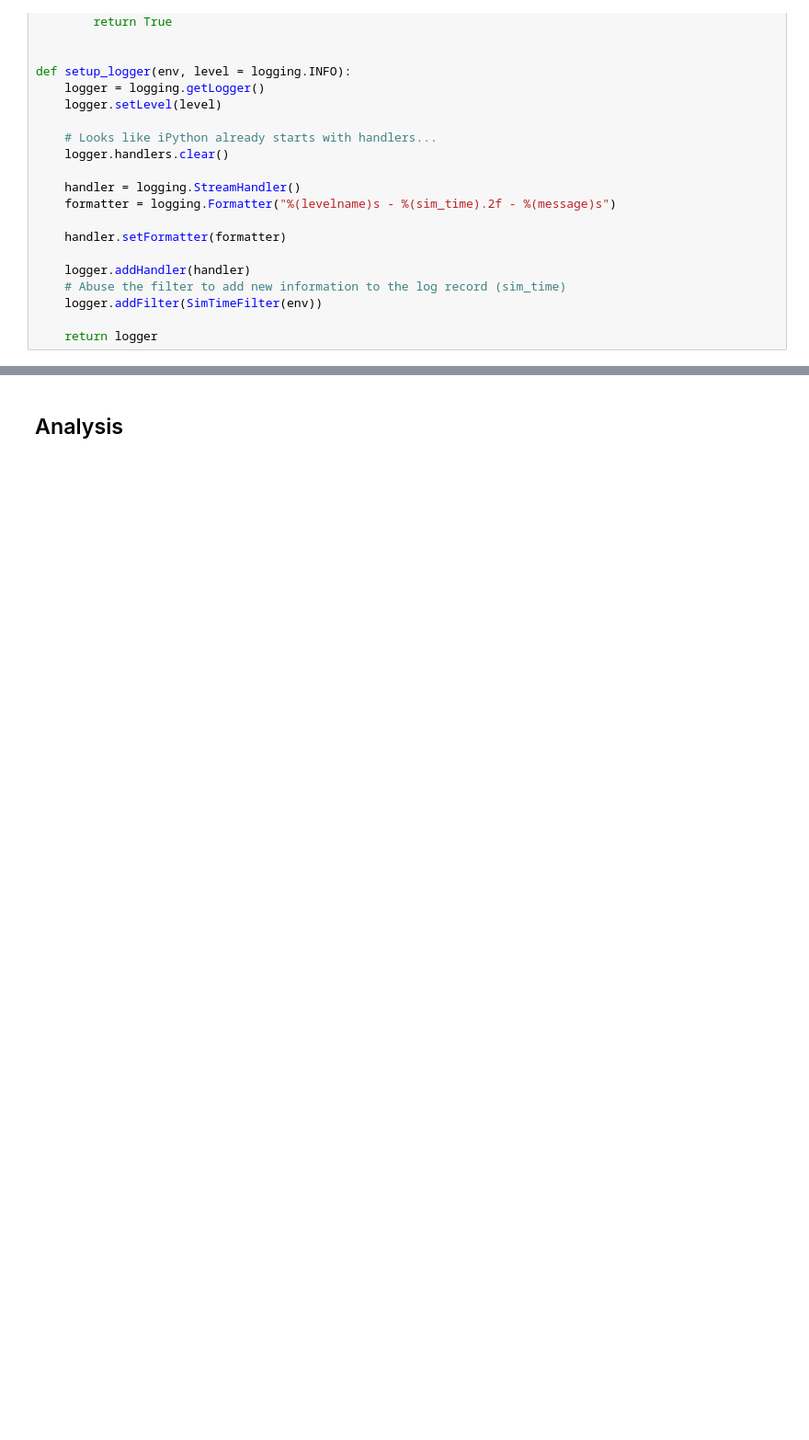
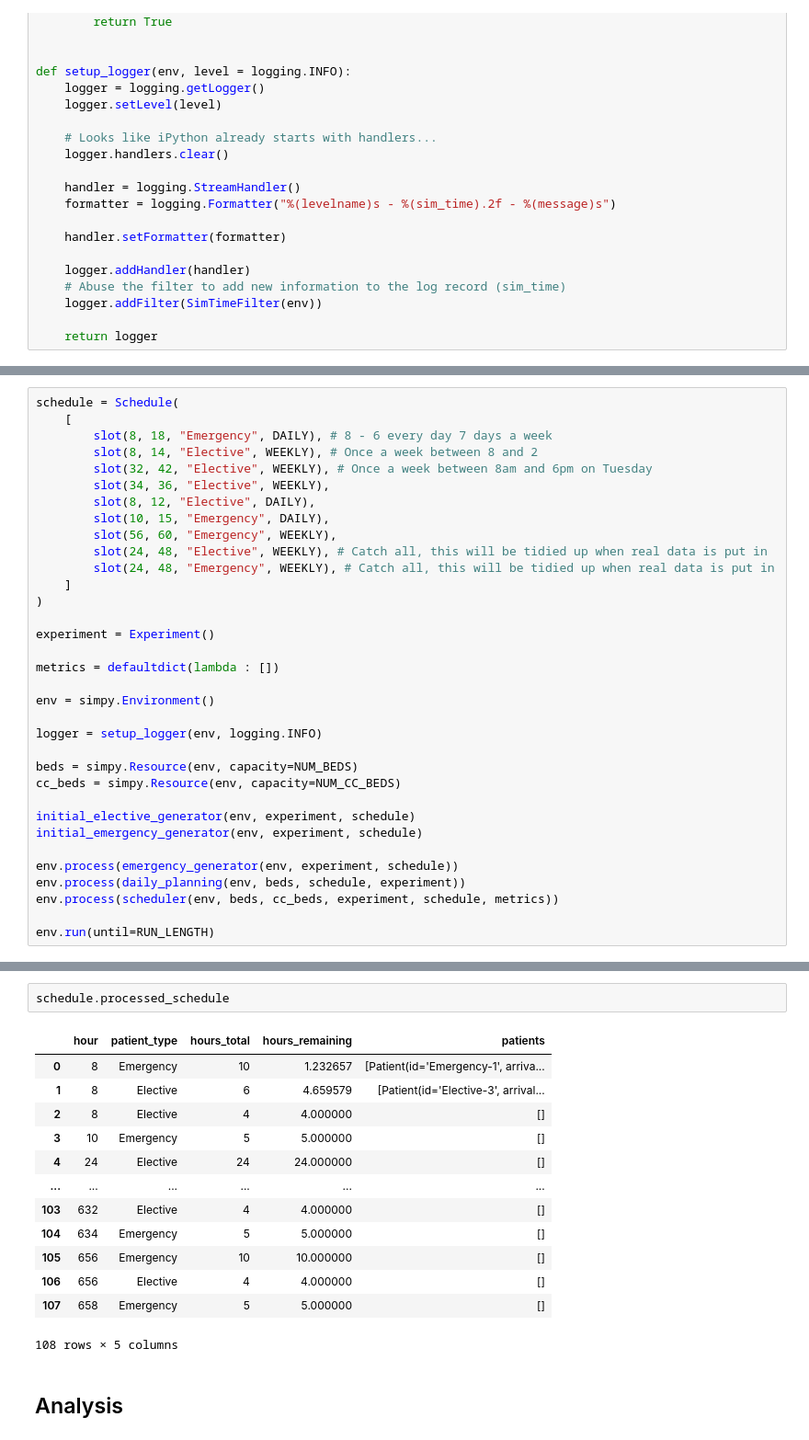
Before and after one commit to CSampsonSomersetFT/SurgicalForecastingTool, a Jupyter notebook: simulation_framework_simpy.ipynb, the cells around one changed output, grey strips where cells are left out. Shown at 92% size. Drawn from its saved outputs; the diff is of its cells as text; blank space fills up the shorter version.

```diff
--- a/simulation_framework_simpy.ipynb
+++ b/simulation_framework_simpy.ipynb
@@ -374,0 +425,34 @@ INFO - 479.35 - 479.35154697555845: Waiting list is now 10
+# %%
+schedule = Schedule(
+    [
+        slot(8, 18, "Emergency", DAILY), # 8 - 6 every day 7 days a week
+        slot(8, 14, "Elective", WEEKLY), # Once a week between 8 and 2
+        slot(32, 42, "Elective", WEEKLY), # Once a week between 8am and 6pm on Tuesday
+        slot(34, 36, "Elective", WEEKLY),
+        slot(8, 12, "Elective", DAILY),
+        slot(10, 15, "Emergency", DAILY),
+        slot(56, 60, "Emergency", WEEKLY),
+        slot(24, 48, "Elective", WEEKLY), # Catch all, this will be tidied up when real data is put in
+        slot(24, 48, "Emergency", WEEKLY), # Catch all, this will be tidied up when real data is put in
+    ]
+)
+
+experiment = Experiment()
+
+metrics = defaultdict(lambda : [])
+
+env = simpy.Environment()
+
+logger = setup_logger(env, logging.INFO)
+
+beds = simpy.Resource(env, capacity=NUM_BEDS)
+cc_beds = simpy.Resource(env, capacity=NUM_CC_BEDS)
+
+initial_elective_generator(env, experiment, schedule)
+initial_emergency_generator(env, experiment, schedule)
+
+env.process(emergency_generator(env, experiment, schedule))
+env.process(daily_planning(env, beds, schedule, experiment))
+env.process(scheduler(env, beds, cc_beds, experiment, schedule, metrics))
+
+env.run(until=RUN_LENGTH)
@@ -375,3 +477,19 @@ INFO - 479.35 - 479.35154697555845: Waiting list is now 10
+# %%
+schedule.processed_schedule
+# %% [output]
+|  | hour | patient_type | hours_total | hours_remaining | patients |
+| 0 | 8 | Emergency | 10 | 1.232657 | [Patient(id='Emergency-1', arriva... |
+| 1 | 8 | Elective | 6 | 4.659579 | [Patient(id='Elective-3', arrival... |
+| 2 | 8 | Elective | 4 | 4.000000 | [] |
+| 3 | 10 | Emergency | 5 | 5.000000 | [] |
+| 4 | 24 | Elective | 24 | 24.000000 | [] |
+| ... | ... | ... | ... | ... | ... |
+| 103 | 632 | Elective | 4 | 4.000000 | [] |
+| 104 | 634 | Emergency | 5 | 5.000000 | [] |
+| 105 | 656 | Emergency | 10 | 10.000000 | [] |
+| 106 | 656 | Elective | 4 | 4.000000 | [] |
+| 107 | 658 | Emergency | 5 | 5.000000 | [] |
+108 rows × 5 columns
 # %% [markdown]
 ## Analysis
 # %%
```
Also changed, not shown: parts of 24 cells of this notebook.
